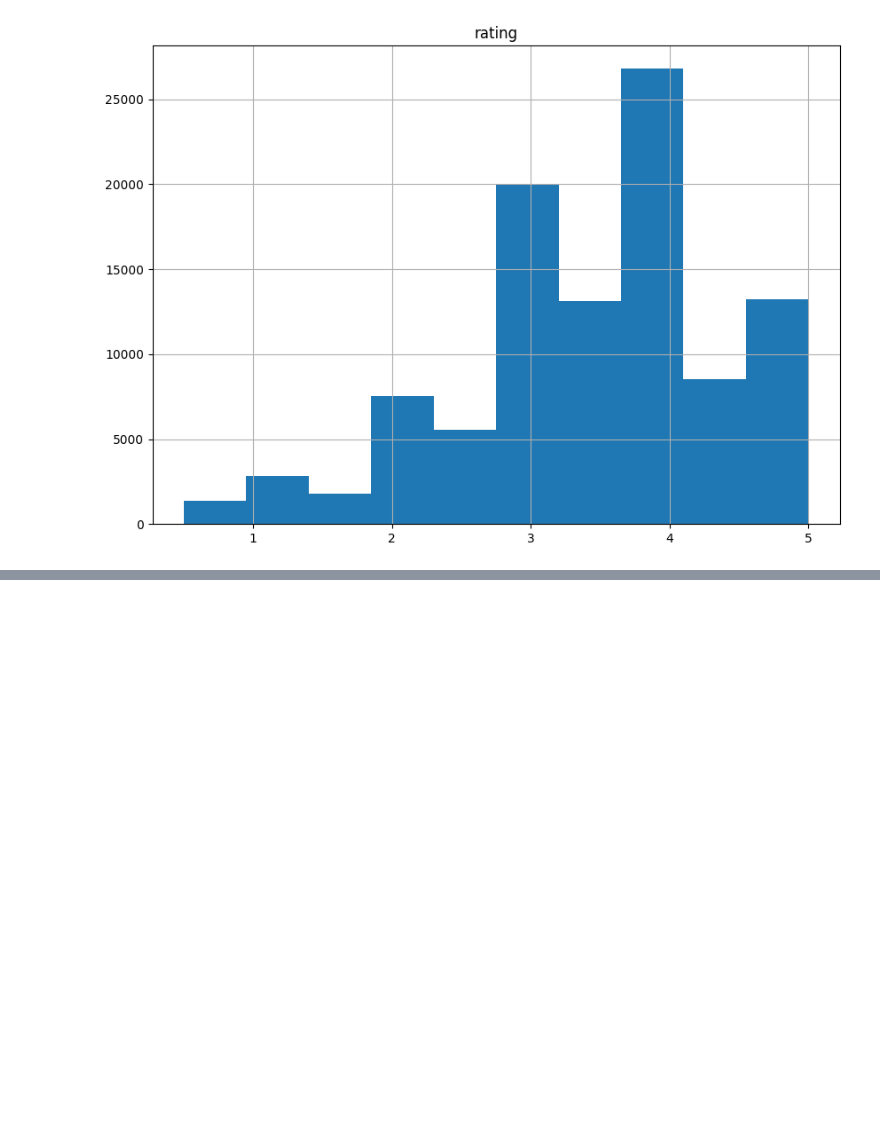
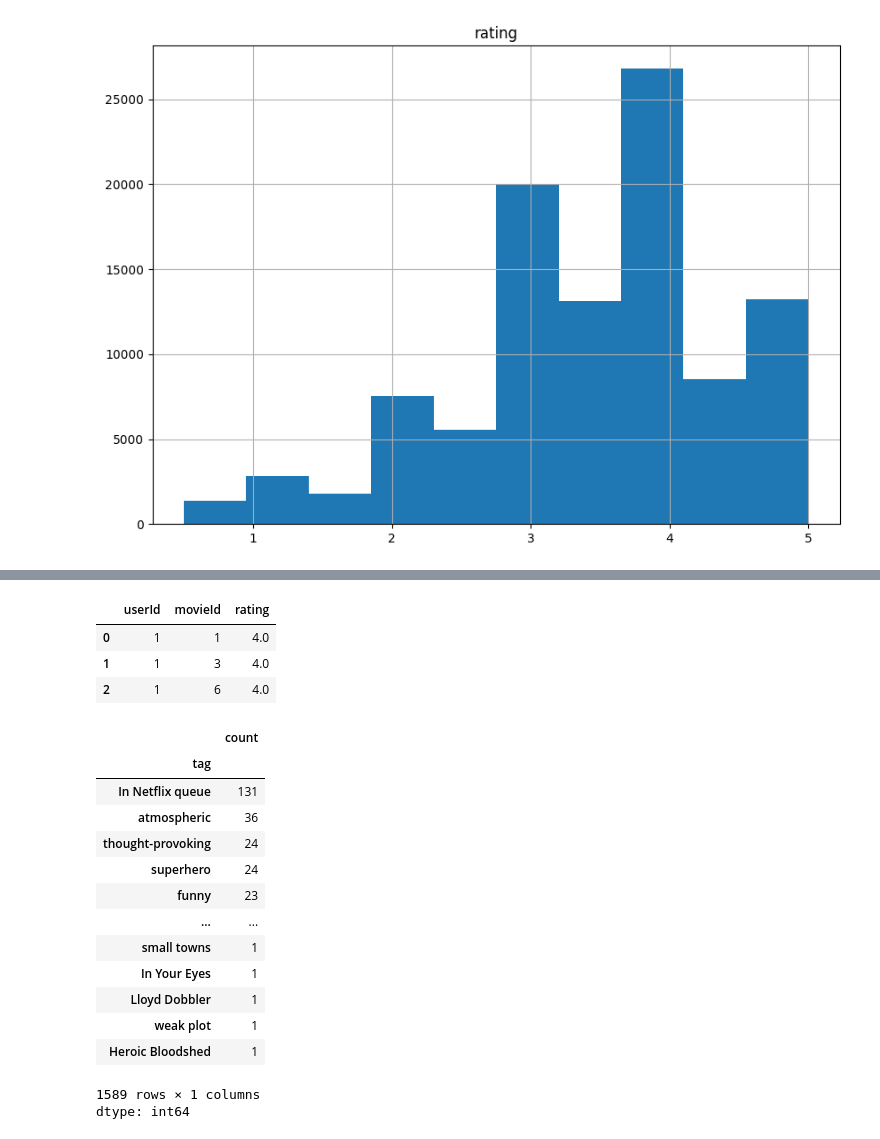
Before and after one commit to Cllasd44/Inteligencia-Artificiial, a Jupyter notebook: BD.ipynb, the cells around one changed output, grey strips where cells are left out. Saved outputs shown, nothing was run; the diff lists cells and outputs as text; code cells hidden in the pictures; blank space fills up the shorter version.

```diff
--- a/BD.ipynb
+++ b/BD.ipynb
@@ -176,0 +220,7 @@ array([[<Axes: title={'center': 'rating'}>]], dtype=object)
+# %%
+ratings.head(3)
+# %% [output]
+|  | userId | movieId | rating |
+| 0 | 1 | 1 | 4.0 |
+| 1 | 1 | 3 | 4.0 |
+| 2 | 1 | 6 | 4.0 |
@@ -176,0 +229,18 @@ array([[<Axes: title={'center': 'rating'}>]], dtype=object)
+# %%
+tags['tag'].value_counts()
+# %% [output]
+|  | count |
+| tag |  |
+| In Netflix queue | 131 |
+| atmospheric | 36 |
+| thought-provoking | 24 |
+| superhero | 24 |
+| funny | 23 |
+| ... | ... |
+| small towns | 1 |
+| In Your Eyes | 1 |
+| Lloyd Dobbler | 1 |
+| weak plot | 1 |
+| Heroic Bloodshed | 1 |
+1589 rows × 1 columns
+dtype: int64
```
Also changed, not shown: parts of 20 cells of this notebook.
